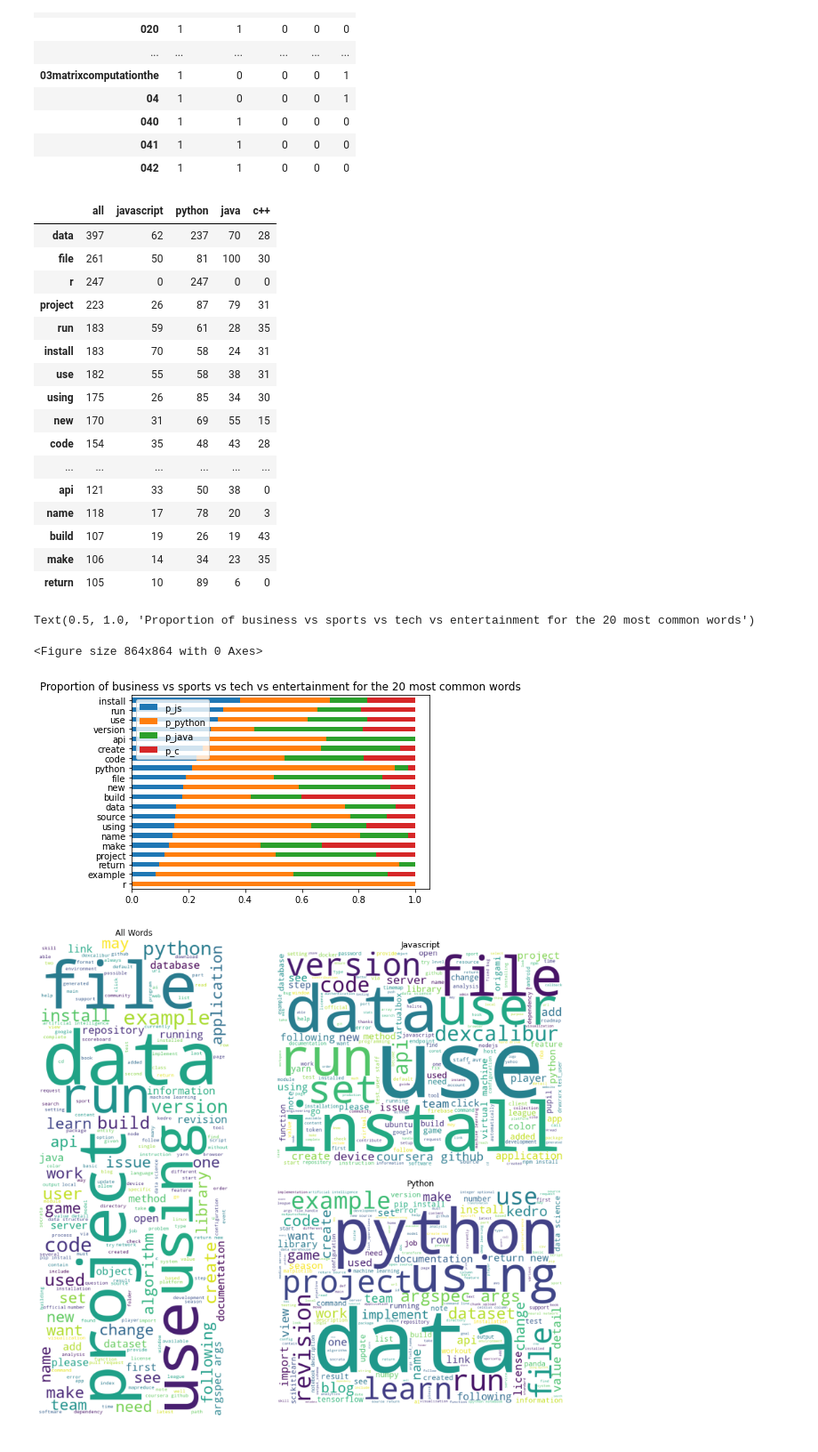
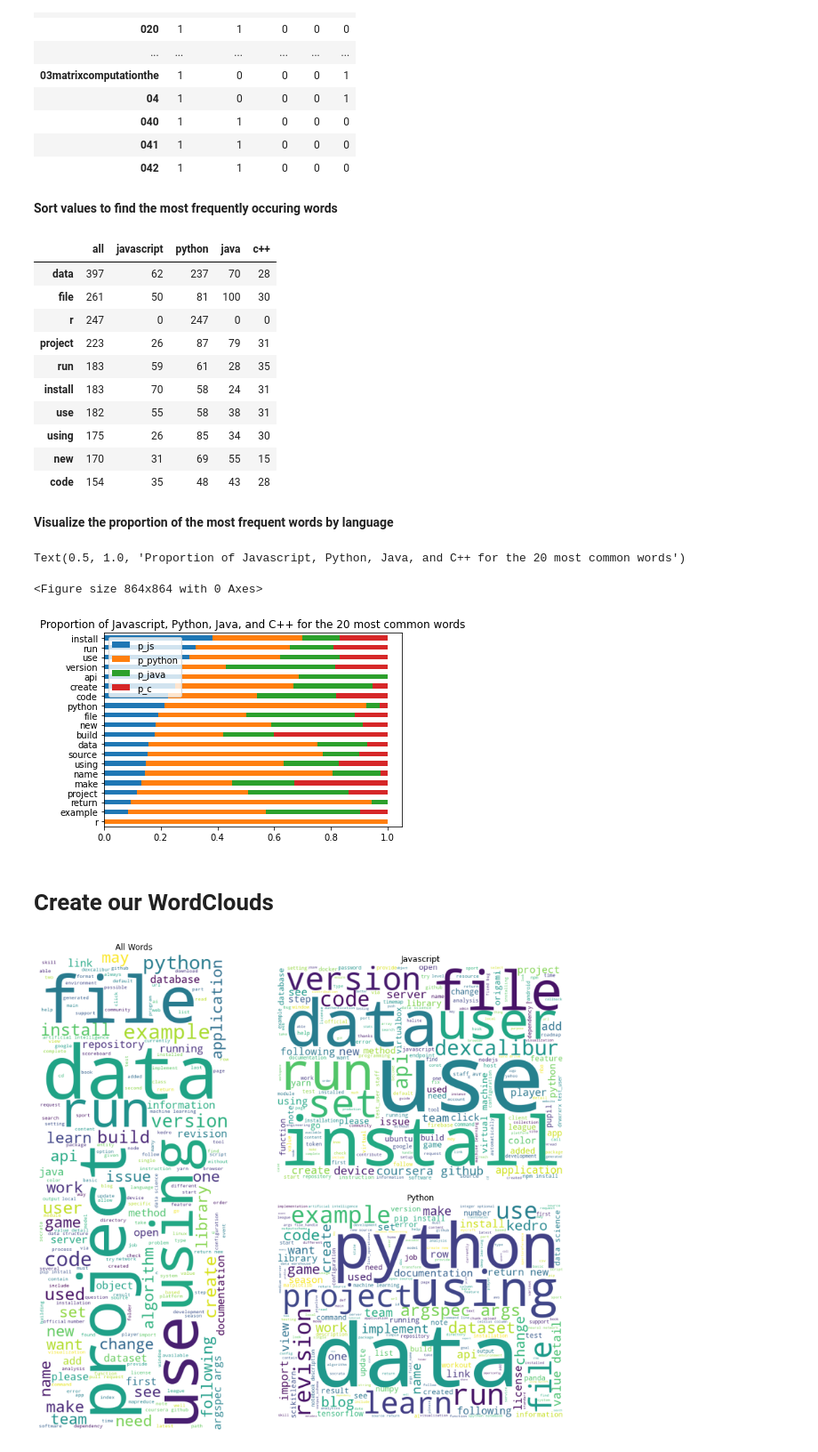
Before and after one commit to NLP-Darden-Project-Team-6/NLP-3, a Jupyter notebook: matt-explore.ipynb, the cells around one changed output. Shown at 89% size. Drawn from its saved outputs; the diff is of its cells as text; code cells hidden in the pictures.

```diff
--- a/matt-explore.ipynb
+++ b/matt-explore.ipynb
@@ -84,8 +100,10 @@ word_counts.head(20)
 | 040 | 1 | 1 | 0 | 0 | 0 |
 | 041 | 1 | 1 | 0 | 0 | 0 |
 | 042 | 1 | 1 | 0 | 0 | 0 |
+# %% [markdown]
+**Sort values to find the most frequently occuring words**
 # %%
-word_counts.sort_values(by='all', ascending=False).head(20)
+word_counts.sort_values(by='all', ascending=False).head(10)
 # %% [output]
 |  | all | javascript | python | java | c++ |
 | data | 397 | 62 | 237 | 70 | 28 |
@@ -98,33 +116,31 @@ word_counts.sort_values(by='all', ascending=False).head(20)
 | using | 175 | 26 | 85 | 34 | 30 |
 | new | 170 | 31 | 69 | 55 | 15 |
 | code | 154 | 35 | 48 | 43 | 28 |
-| ... | ... | ... | ... | ... | ... |
-| api | 121 | 33 | 50 | 38 | 0 |
-| name | 118 | 17 | 78 | 20 | 3 |
-| build | 107 | 19 | 26 | 19 | 43 |
-| make | 106 | 14 | 34 | 23 | 35 |
-| return | 105 | 10 | 89 | 6 | 0 |
 # %%
 %matplotlib inline
 import matplotlib.pyplot as plt
 import seaborn as sns
+# %% [markdown]
+**Visualize the proportion of the most frequent words by language**
 # %%
 plt.figure(figsize=(12,12))
 (word_counts
  .assign(p_js=word_counts.javascript / word_counts['all'],
          p_python=word_counts.python / word_counts['all'],
          p_java=word_counts.java / word_counts['all'],
          p_c=word_counts['c++'] / word_counts['all'])
  .sort_values(by='all')
  [['p_js', 'p_python', 'p_java', 'p_c']]
  .tail(20)
  .sort_values('p_js')
  .plot.barh(stacked=True))
-plt.title('Proportion of business vs sports vs tech vs entertainment for the 20 most common words')
+plt.title('Proportion of Javascript, Python, Java, and C++ for the 20 most common words')
 # %% [output]
-Text(0.5, 1.0, 'Proportion of business vs sports vs tech vs entertainment for the 20 most common words')
+Text(0.5, 1.0, 'Proportion of Javascript, Python, Java, and C++ for the 20 most common words')
 <Figure size 864x864 with 0 Axes>
-[figure, old version]
+[figure, new version]
+# %% [markdown]
+# Create our WordClouds
 # %%
 from wordcloud import WordCloud
 # %%
```
Also changed, not shown: parts of 14 cells of this notebook.
